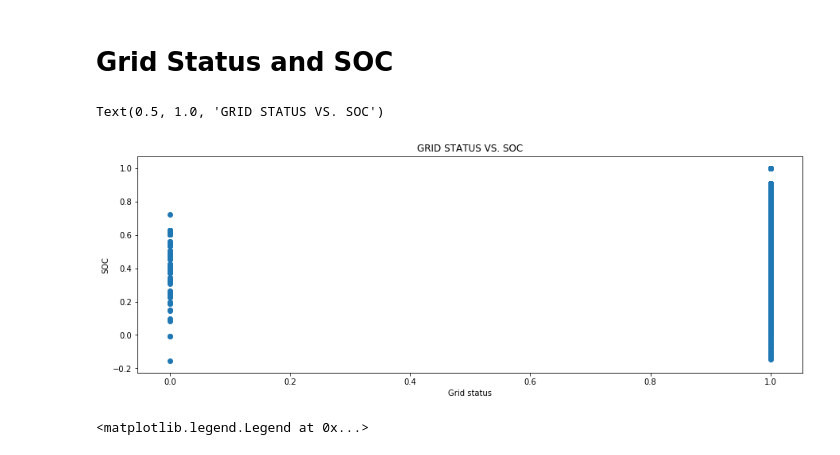
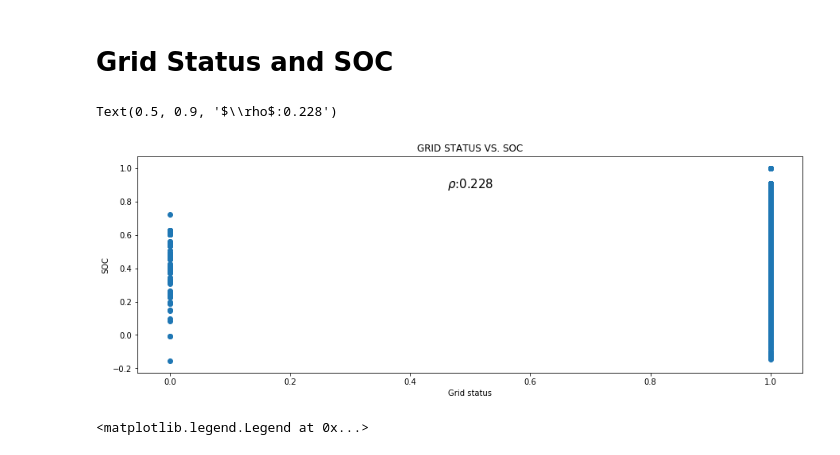
Before and after one commit to Gagan-RA/Data-Analysis, a Jupyter notebook: EDA _Battery/EDA.ipynb, the cells around one changed output. Saved outputs shown, nothing was run; the diff lists cells and outputs as text; code cells hidden in the pictures.

```diff
--- a/EDA _Battery/EDA.ipynb
+++ b/EDA _Battery/EDA.ipynb
@@ -67,14 +67,15 @@ df.describe()
 # %%
 plt.figure(figsize = (15, 5))
 plt.scatter(df['Grid status'],df['SOC'])
 plt.xlabel("Grid status")
 plt.ylabel("SOC")
 plt.title('GRID STATUS VS. SOC')
+plt.text(0.5,0.9,f"$\\rho$:{pcorr:.3f}",horizontalalignment='center',verticalalignment='center',fontsize = 15)
 #df['Grid status'].plot(kind = 'hist')
 #plt.ylim(-10,2)
 # %% [output]
-Text(0.5, 1.0, 'GRID STATUS VS. SOC')
+Text(0.5, 0.9, '$\\rho$:0.228')
-[figure, old version]
+[figure, new version]
 # %%
 plt.figure(figsize = (15,5))
 plt.plot(df['Grid status'].loc[:1000],label = "Grid status")
```
Also changed, not shown: parts of 2 cells of this notebook.
